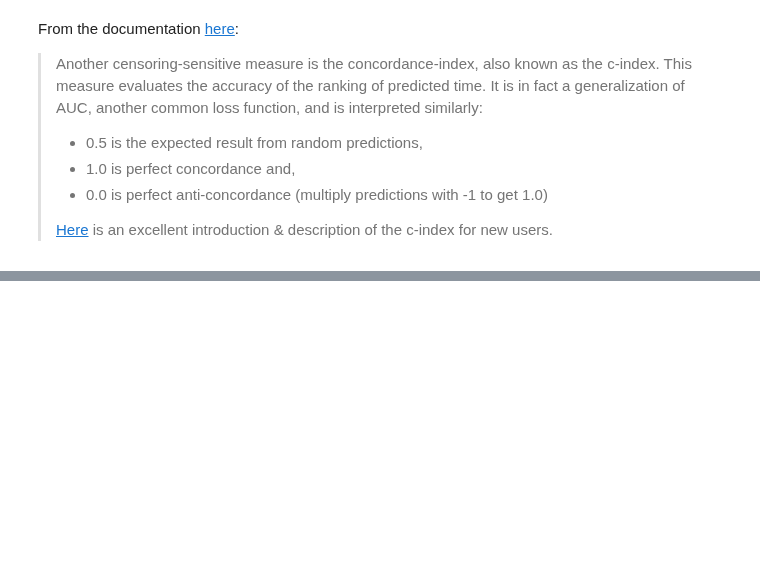
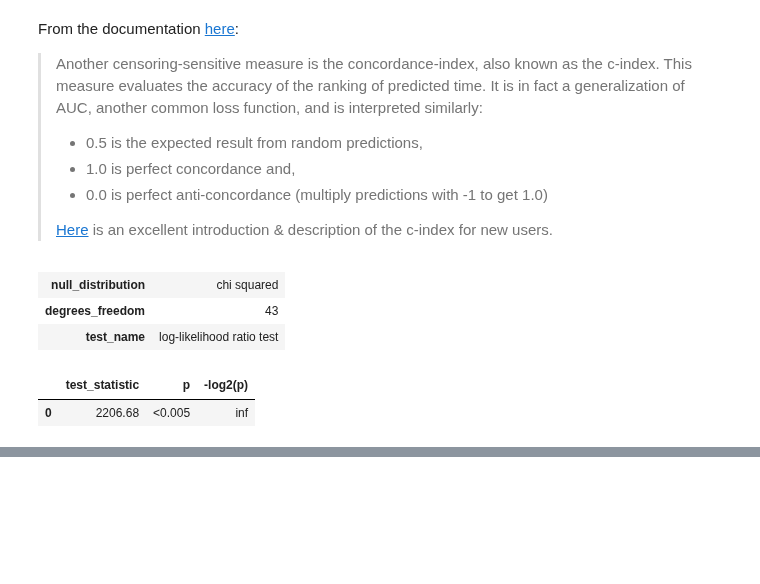
Before and after one commit to UBC-CS/cpsc330-2023W1, a Jupyter notebook: lectures/20_survival-analysis.ipynb, the cells around one changed output, grey strips where cells are left out. Saved outputs shown, nothing was run; the diff lists cells and outputs as text; code cells hidden in the pictures; blank space fills up the shorter version.

```diff
--- a/lectures/20_survival-analysis.ipynb
+++ b/lectures/20_survival-analysis.ipynb
@@ -1105,0 +1099,8 @@ From the documentation [here](https://lifelines.readthedocs.io/en/latest/Surviva
+# %%
+cph.log_likelihood_ratio_test()
+# %% [output]
+| null_distribution | chi squared |
+| degrees_freedom | 43 |
+| test_name | log-likelihood ratio test |
+|  | test_statistic | p | -log2(p) |
+| 0 | 2206.68 | <0.005 | inf |
```
Also changed, not shown: parts of 21 cells of this notebook.
